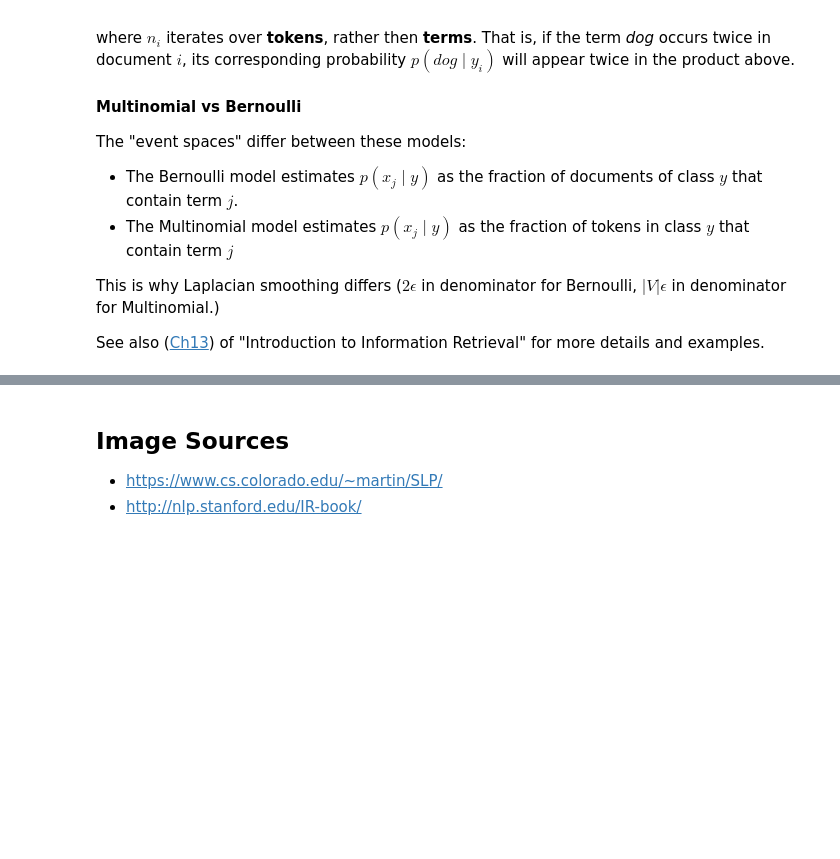
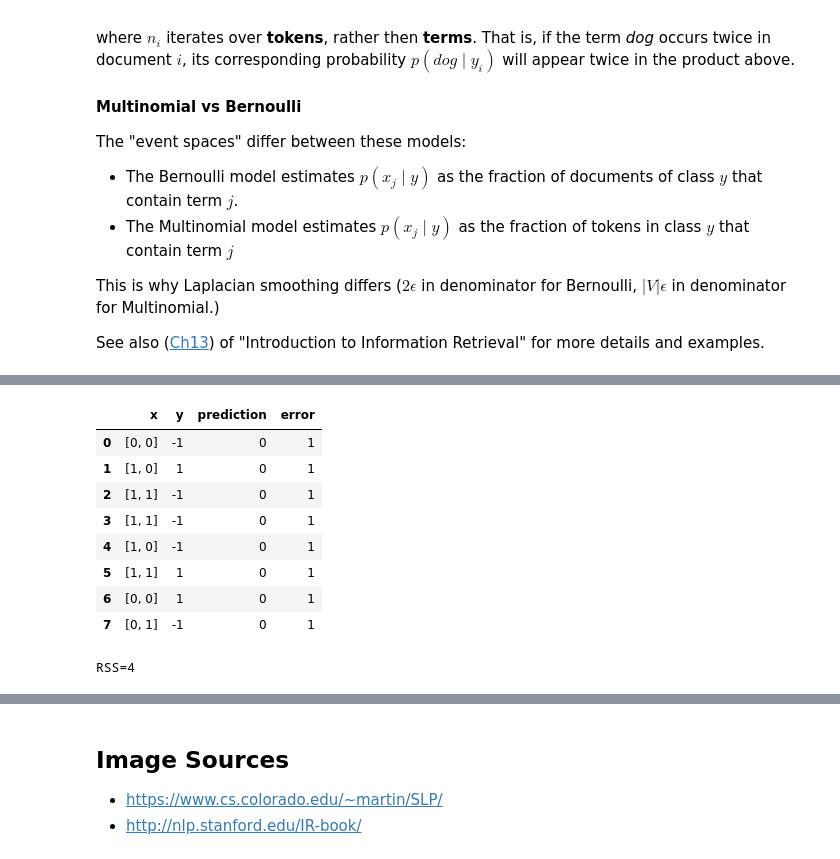
Before and after one commit to tulane-cmps6730/main, a Jupyter notebook: notebooks/02_Classification_1.ipynb, the cells around one changed output, grey strips where cells are left out. Drawn from its saved outputs; the diff is of its cells as text; code cells hidden in the pictures; blank space fills up the shorter version.

```diff
--- a/notebooks/02_Classification_1.ipynb
+++ b/notebooks/02_Classification_1.ipynb
@@ -735,0 +493,11 @@ See also ([Ch13](http://nlp.stanford.edu/IR-book/pdf/13bayes.pdf)) of "Introduct
+# %%
+def rss(theta, D):
+    error = 0
+    predictions = []  # for debugging
+    for xi, yi in D:
+        prediction = f(xi, theta)
+        errori = (yi - prediction)**2
+        error += errori
+        predictions.append((xi, yi, prediction, errori))
+    display(pd.DataFrame(predictions, columns=['x', 'y', 'prediction', 'error']))
+    return error / 2
@@ -735,0 +515,24 @@ See also ([Ch13](http://nlp.stanford.edu/IR-book/pdf/13bayes.pdf)) of "Introduct
+# %%
+D = [
+    (npa([0,0]), -1),
+    (npa([1,0]), 1),
+    (npa([1,1]), -1),
+    (npa([1,1]), -1),
+    (npa([1,0]), -1),
+    (npa([1,1]), 1),
+    (npa([0,0]), 1),
+    (npa([0,1]), -1),
+]
+theta = npa([0,0])
+print('\nRSS=%g' % rss(theta, D))
+# %% [output]
+|  | x | y | prediction | error |
+| 0 | [0, 0] | -1 | 0 | 1 |
+| 1 | [1, 0] | 1 | 0 | 1 |
+| 2 | [1, 1] | -1 | 0 | 1 |
+| 3 | [1, 1] | -1 | 0 | 1 |
+| 4 | [1, 0] | -1 | 0 | 1 |
+| 5 | [1, 1] | 1 | 0 | 1 |
+| 6 | [0, 0] | 1 | 0 | 1 |
+| 7 | [0, 1] | -1 | 0 | 1 |
+RSS=4
```
Also changed, not shown: parts of 67 cells of this notebook, 1 other file.
